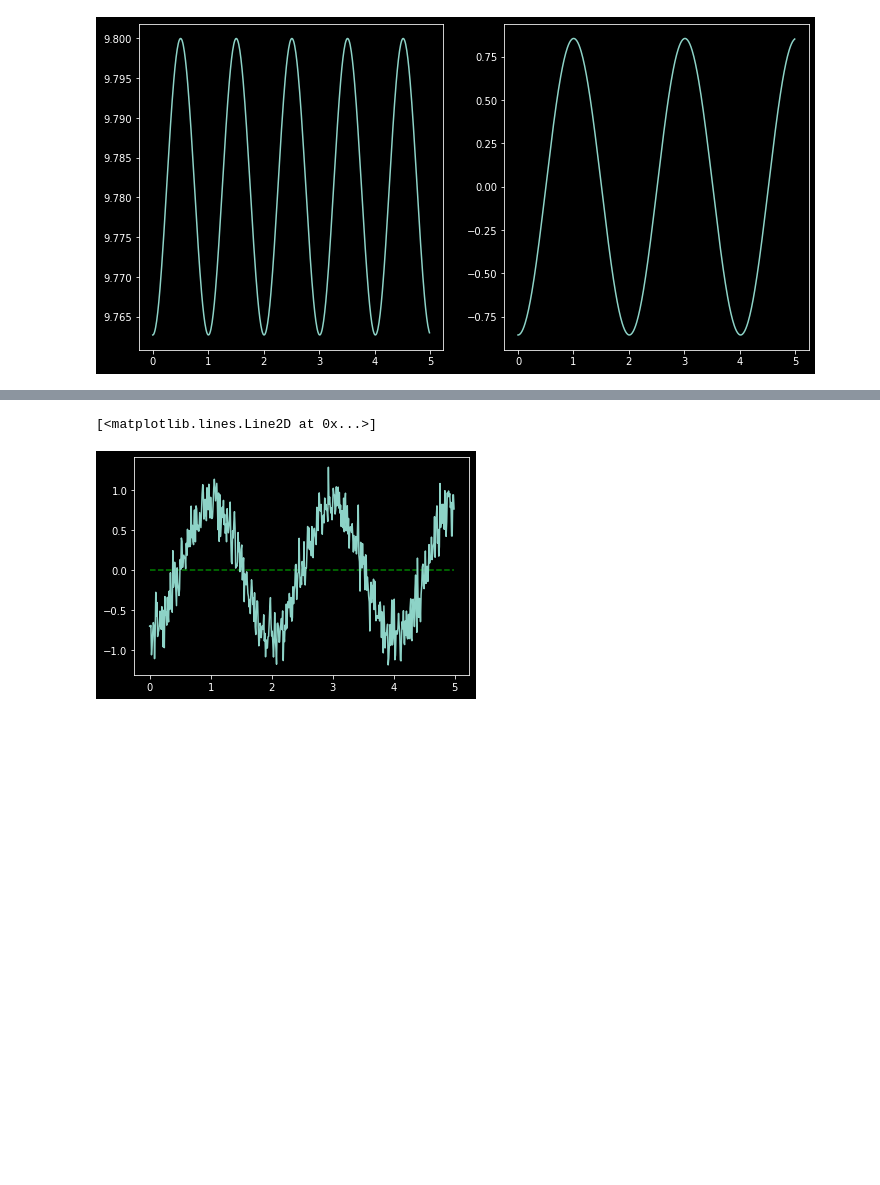
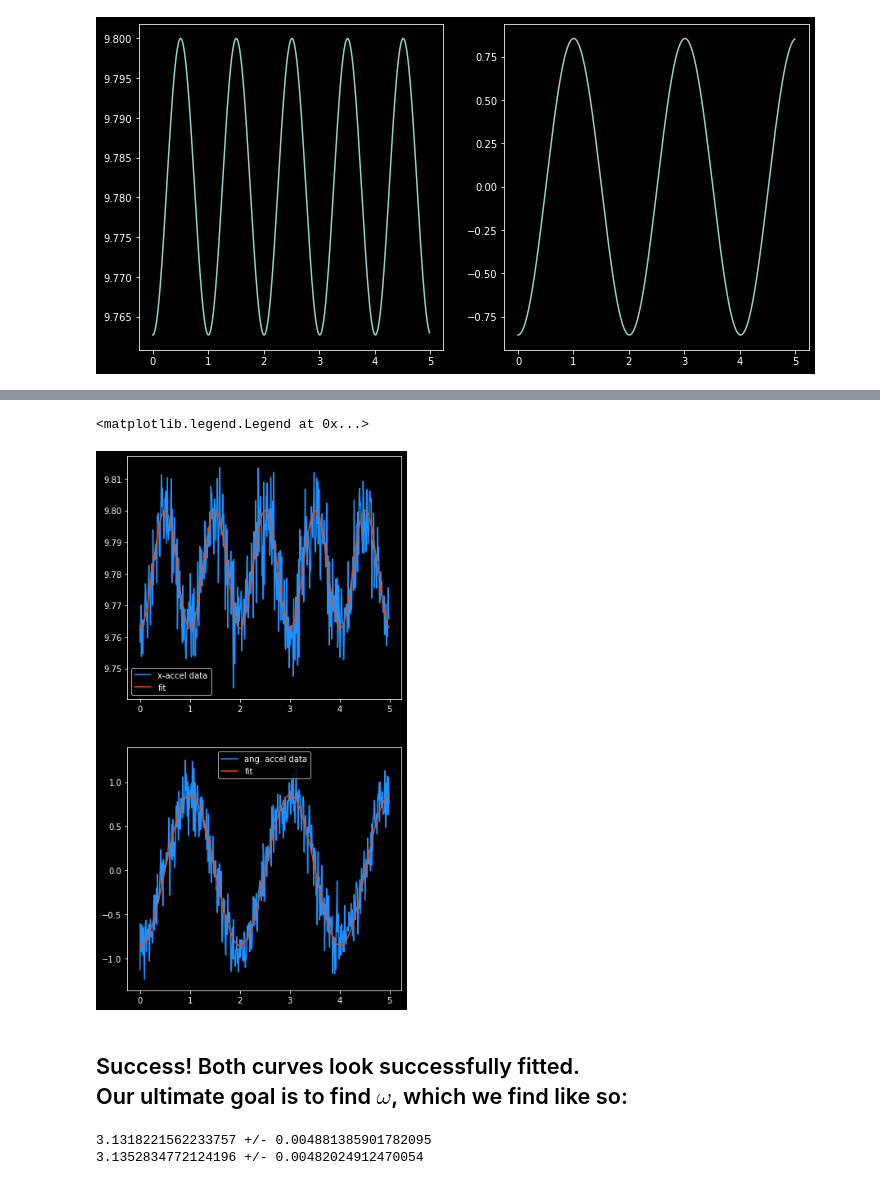
Before and after one commit to max-hanrahan/Pendulum-Calibration-Analysis, a Jupyter notebook: simulated_pendulum.ipynb, the cells around one changed output, grey strips where cells are left out. Saved outputs shown, nothing was run; the diff lists cells and outputs as text; code cells hidden in the pictures; blank space fills up the shorter version.

Commit message:
Returns omega with uncertainty

```diff
--- a/simulated_pendulum.ipynb
+++ b/simulated_pendulum.ipynb
@@ -45,19 +62,50 @@ rad_accel += rad_accel_noise
 frequency = np.sqrt(9.8)
 theta_initial = np.pi/36
+# %%
+# define functions designed for scipy's curve fit that can guess omega
+
+def theta_accel(t, omega):
+    # this function is idential theta_double_dot above,
+    # but takes omega and THETA_0
+    # I could have made them the same function but I didn't want to pass omega every time
+    return -THETA_0 * omega**2 * np.cos(omega*t)
+
+def x_accel_to_fit(x, frq, theta_init):
+    # similar to above, it returns the same thing as x_accel but takes three variables instead of one
+    # again, I'm making this specificially for the purposes of fitting frq an theta_init
+    return g*np.cos(theta_init * np.cos(frq * x))
 # %%
 # this is where the actual fitting begins
-def theta_accel(t, omega):
-    # this function is idential theta_double_dot above,
-    # but takes omega and THETA_0
-    # I could have made them the same function but I didn't want to pass omega every time
-    return -THETA_0 * omega**2 * np.cos(omega*t)
+parameters0 = [frequency, theta_initial]
+parameters1 = [frequency]
 
-parameters = [frequency, theta_initial]
-def x_accel_to_fit(x, frequency, theta_initial):
-    g*np.cos(theta_initial * np.cos(frequency * x))
-popt0, pcov0 = curve_fit(theta_accel, time, rad_accel)
+# popt is the list of optimal parameters, as determined by curve_fit
+# pcov is the covariance matrix, whose diagonal entries are the variance of each parameter
+popt0, pcov0 = curve_fit(x_accel_to_fit, time, accel, parameters0)
+popt1, pcov1 = curve_fit(theta_accel, time, rad_accel, parameters1)
-# %%
-y_fit = x_accel_to_fit()
-# %% [output]
-[<matplotlib.lines.Line2D at 0x...>]
-[figure, removed]
+# %%
+accel_fit = x_accel_to_fit(time, *parameters0)
+rad_accel_fit = theta_accel(time, *parameters1)
+
+fig, ax = plt.subplots(2,1, figsize = (6,12))
+ax[0].plot(time, accel, c = 'dodgerblue', label = 'x-accel data')
+ax[0].plot(time, accel_fit, c= 'orangered', label = 'fit')
+ax[0].legend()
+
+ax[1].plot(time, rad_accel, c = 'dodgerblue', label = 'ang. accel data')
+ax[1].plot(time, rad_accel_fit, c= 'orangered', label = 'fit')
+ax[1].legend()
+# %% [output]
+<matplotlib.legend.Legend at 0x...>
+[figure, added]
+# %% [markdown]
+## Success! Both curves look successfully fitted. <br>  Our ultimate goal is to find $\omega$, which we find like so:
+# %%
+# omega found from fitting the x-acceleration, with its std dev as uncertainty:
+print(popt0[0], '+/-', pcov0[0][0]**(1/2))
+
+#omega found from fitting the angular acceleration, with its std dev as uncrtainty:
+print(popt1[0], '+/-', pcov1[0][0]**(1/2))
+# %% [output]
+3.1318221562233757 +/- 0.004881385901782095
+3.1352834772124196 +/- 0.00482024912470054
```
Also changed, not shown: parts of 5 cells of this notebook.
